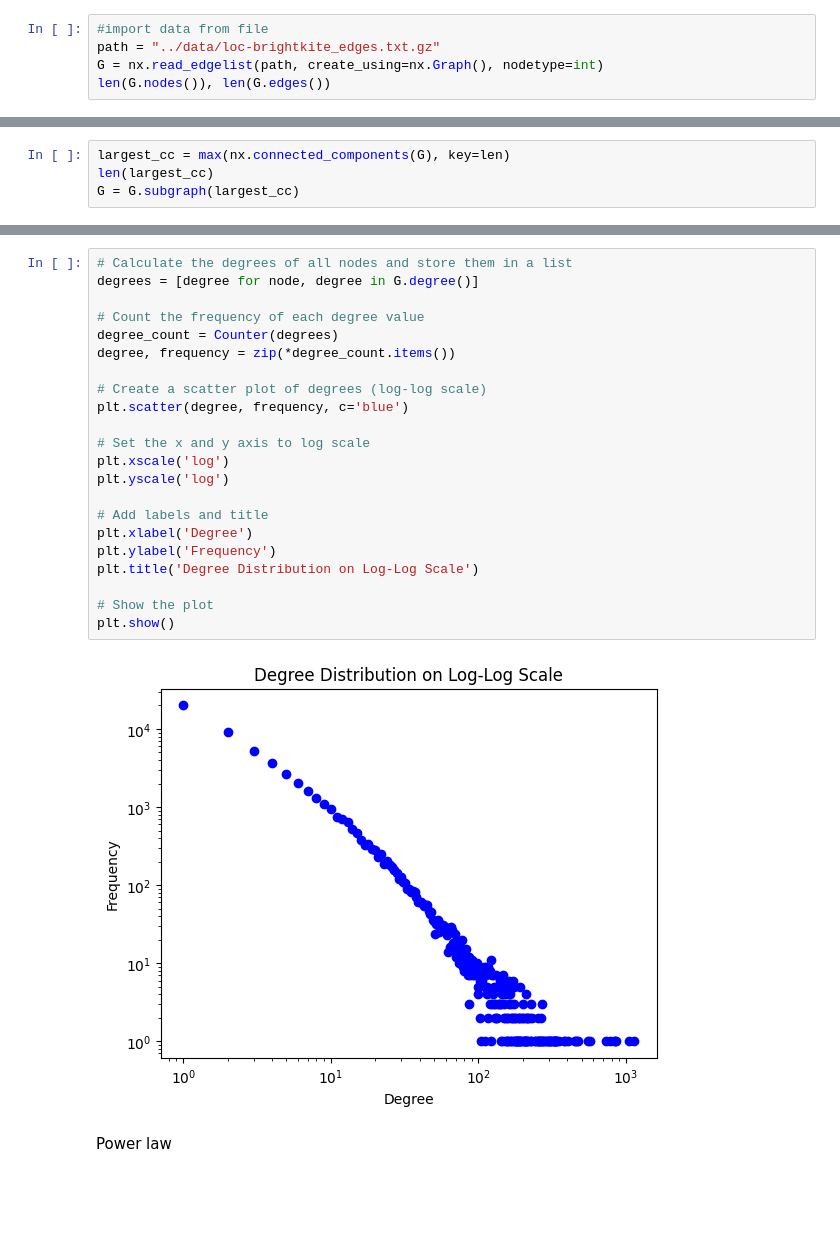
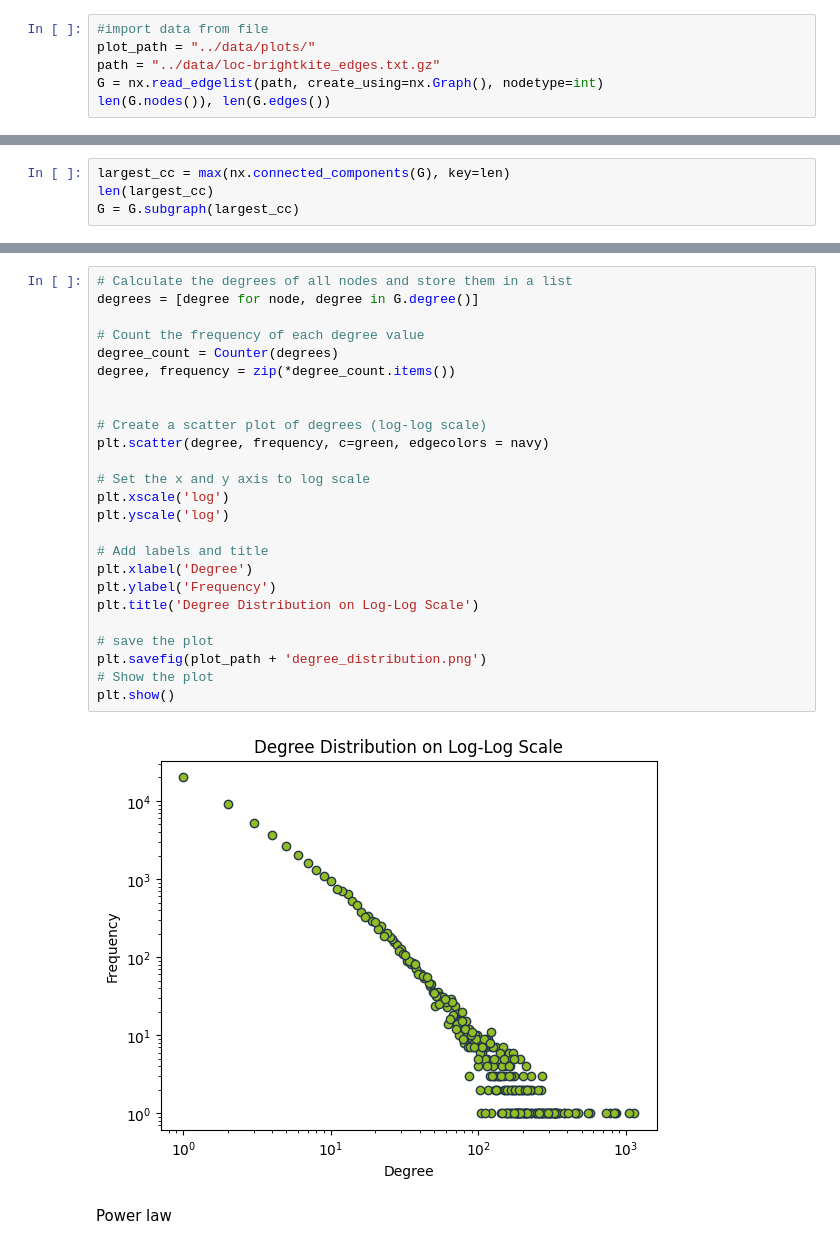
Before and after one commit to NetworkGang/NA-Project, a Jupyter notebook: src/EDA.ipynb, the cells around one changed output, grey strips where cells are left out. Drawn from its saved outputs; the diff is of its cells as text; blank space fills up the shorter version.

```diff
--- a/src/EDA.ipynb
+++ b/src/EDA.ipynb
@@ -18,6 +19,7 @@ import numpy as np
 from custommodels.Pickle import pickle
 # %%
 #import data from file
+plot_path = "../data/plots/"
 path = "../data/loc-brightkite_edges.txt.gz"
 G = nx.read_edgelist(path, create_using=nx.Graph(), nodetype=int)
 len(G.nodes()), len(G.edges())
@@ -43,27 +40,30 @@ The maximum degree of the network: 1134
 # %%
 # Calculate the degrees of all nodes and store them in a list
 degrees = [degree for node, degree in G.degree()]
 
 # Count the frequency of each degree value
 degree_count = Counter(degrees)
 degree, frequency = zip(*degree_count.items())
 
+
 # Create a scatter plot of degrees (log-log scale)
-plt.scatter(degree, frequency, c='blue')
+plt.scatter(degree, frequency, c=green, edgecolors = navy)
 
 # Set the x and y axis to log scale
 plt.xscale('log')
 plt.yscale('log')
 
 # Add labels and title
 plt.xlabel('Degree')
 plt.ylabel('Frequency')
 plt.title('Degree Distribution on Log-Log Scale')
 
+# save the plot
+plt.savefig(plot_path + 'degree_distribution.png')
 # Show the plot
 plt.show()
 # %% [output]
-[figure, old version]
+[figure, new version]
 # %% [markdown]
 Power law
 # %%
```
Also changed, not shown: parts of 6 cells of this notebook, 5 other files.
